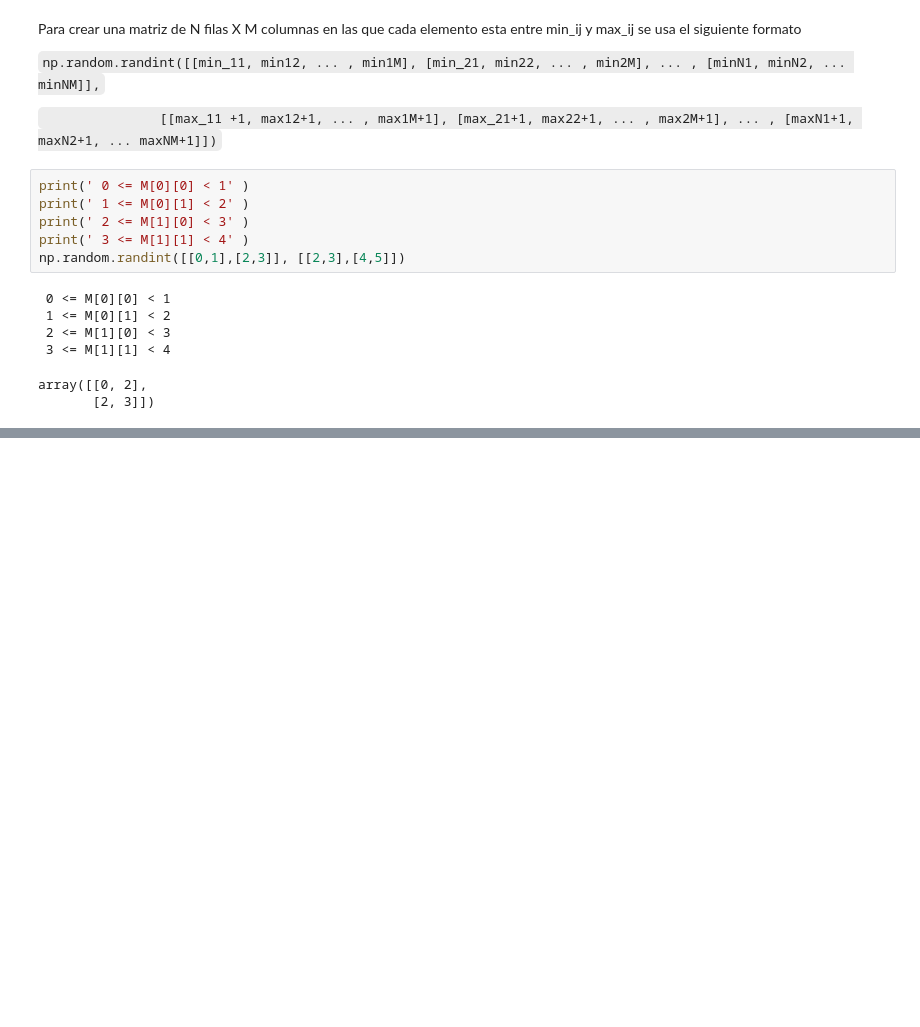
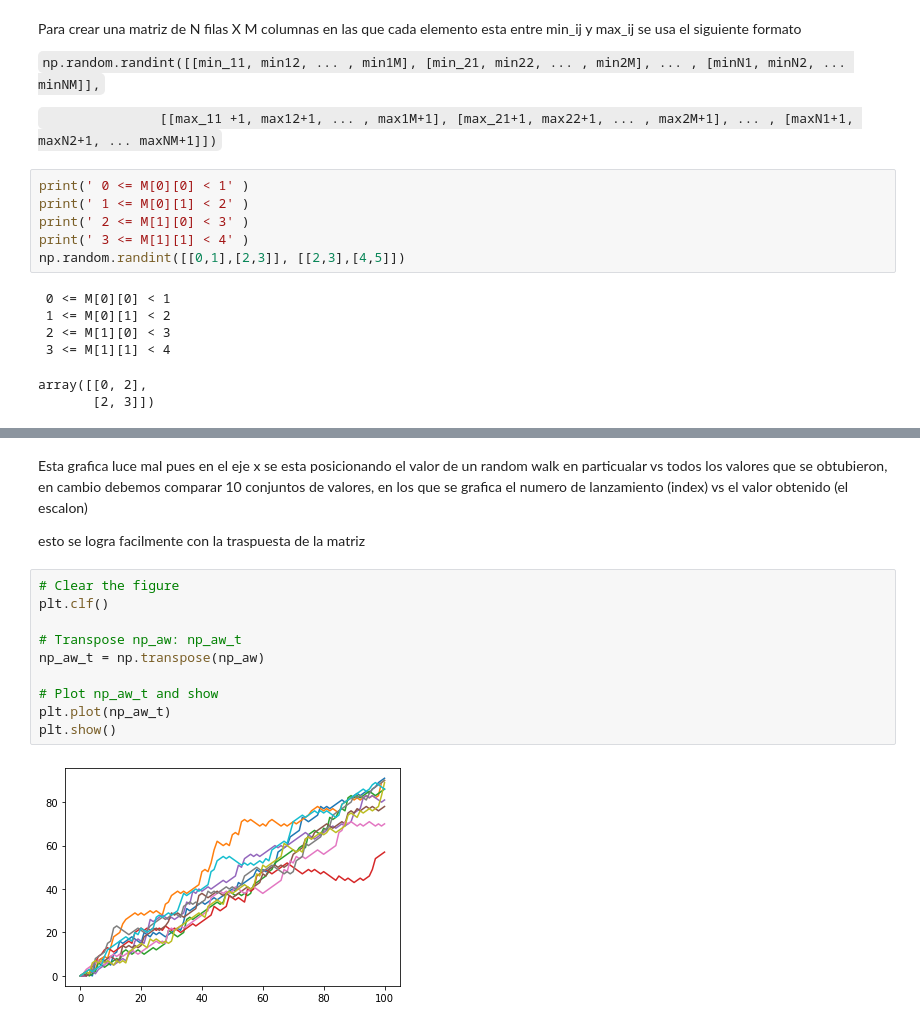
Before and after one commit to aforeroo/notebooks, a Jupyter notebook: random-numbers.ipynb, the cells around one changed output, grey strips where cells are left out. Saved outputs shown, nothing was run; the diff lists cells and outputs as text; blank space fills up the shorter version.

```diff
--- a/random-numbers.ipynb
+++ b/random-numbers.ipynb
@@ -153,0 +268,16 @@ array([[0, 2],
+# %% [markdown]
+Esta grafica luce mal pues en el eje x se esta posicionando el valor de un random walk en particualar vs todos los valores que se obtubieron, en cambio debemos comparar 10 conjuntos de valores, en los que se grafica el numero de lanzamiento (index) vs el valor obtenido (el escalon)
+
+esto se logra facilmente con la traspuesta de la matriz
+# %%
+# Clear the figure
+plt.clf()
+
+# Transpose np_aw: np_aw_t
+np_aw_t = np.transpose(np_aw)
+
+# Plot np_aw_t and show
+plt.plot(np_aw_t)
+plt.show()
+# %% [output]
+[figure, added]
```
Also changed, not shown: parts of 20 cells of this notebook.
